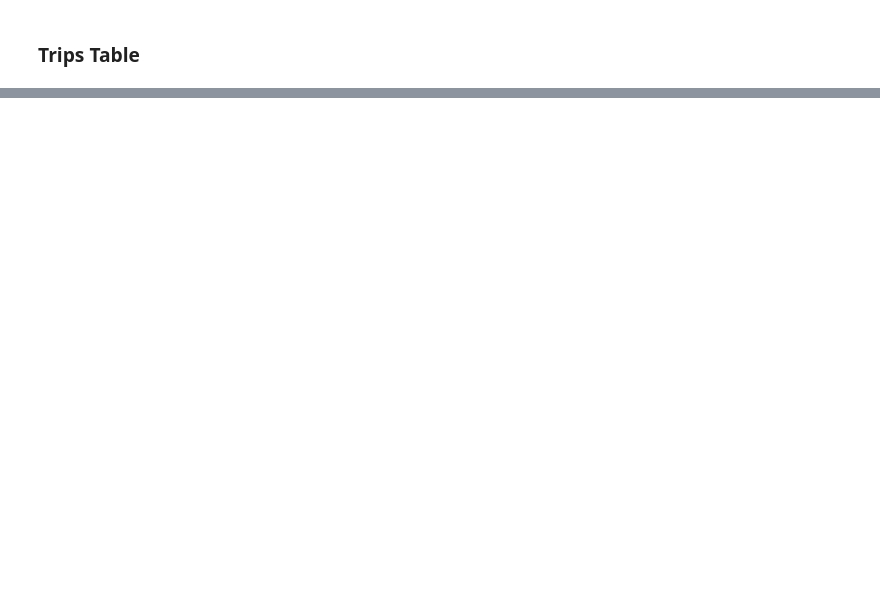
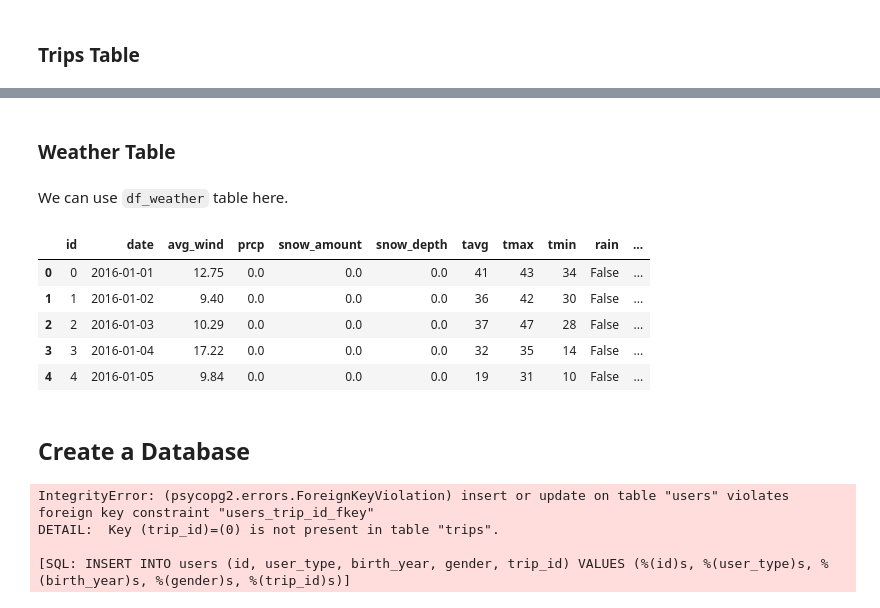
Before and after one commit to SereniT33/Codecademy_DE_Portfolio, a Jupyter notebook: bike-rental-data-management/bike-rental.ipynb, the cells around one changed output, grey strips where cells are left out. Saved outputs shown, nothing was run; the diff lists cells and outputs as text; code cells hidden in the pictures; blank space fills up the shorter version.

```diff
--- a/bike-rental-data-management/bike-rental.ipynb
+++ b/bike-rental-data-management/bike-rental.ipynb
@@ -528,0 +543,44 @@ We can use `df_weather` table here.
+# %% [markdown]
+### Weather Table
+# %% [markdown]
+We can use `df_weather` table here.
+# %%
+weather = df_weather.copy()
+weather['id'] = range(len(weather))
+weather = weather[[weather.columns[-1]] + list(weather.columns[:-1])]
+weather.head()
+# %% [output]
+|  | id | date | avg_wind | prcp | snow_amount | snow_depth | tavg | tmax | tmin | rain | ... |
+| 0 | 0 | 2016-01-01 | 12.75 | 0.0 | 0.0 | 0.0 | 41 | 43 | 34 | False | ... |
+| 1 | 1 | 2016-01-02 | 9.40 | 0.0 | 0.0 | 0.0 | 36 | 42 | 30 | False | ... |
+| 2 | 2 | 2016-01-03 | 10.29 | 0.0 | 0.0 | 0.0 | 37 | 47 | 28 | False | ... |
+| 3 | 3 | 2016-01-04 | 17.22 | 0.0 | 0.0 | 0.0 | 32 | 35 | 14 | False | ... |
+| 4 | 4 | 2016-01-05 | 9.84 | 0.0 | 0.0 | 0.0 | 19 | 31 | 10 | False | ... |
+# %% [markdown]
+## Create a Database
+# %%
+username = "postgres"
+host = "localhost"
+port = "5432"
+database_name = "bike_rental"
+password = "postgres"
+
+# Construct the DATABASE_URL
+DATABASE_URL = f"postgresql://{username}:{password}@{host}:{port}/{database_name}"
+
+# Create a SQLAlchemy engine
+engine = create_engine(DATABASE_URL)
+con = engine.connect()
+
+dates.to_sql('dates', con, if_exists='append',index=False,chunksize=10000)
+stations.to_sql('stations', con, if_exists='append',index=False,chunksize=10000)
+users.to_sql('users', con, if_exists='append',index=False,chunksize=10000)
+trips.to_sql('trips', con, if_exists='append',index=False,chunksize=10000)
+weather.to_sql('weather', con, if_exists='append',index=False,chunksize=10000)
+
+con.close()
+# %% [output]
+IntegrityError: (psycopg2.errors.ForeignKeyViolation) insert or update on table "users" violates foreign key constraint "users_trip_id_fkey"
+DETAIL:  Key (trip_id)=(0) is not present in table "trips".
+
+[SQL: INSERT INTO users (id, user_type, birth_year, gender, trip_id) VALUES (%(id)s, %(user_type)s, %(birth_year)s, %(gender)s, %(trip_id)s)]
```
Also changed, not shown: parts of 24 cells of this notebook, 1 other file.
